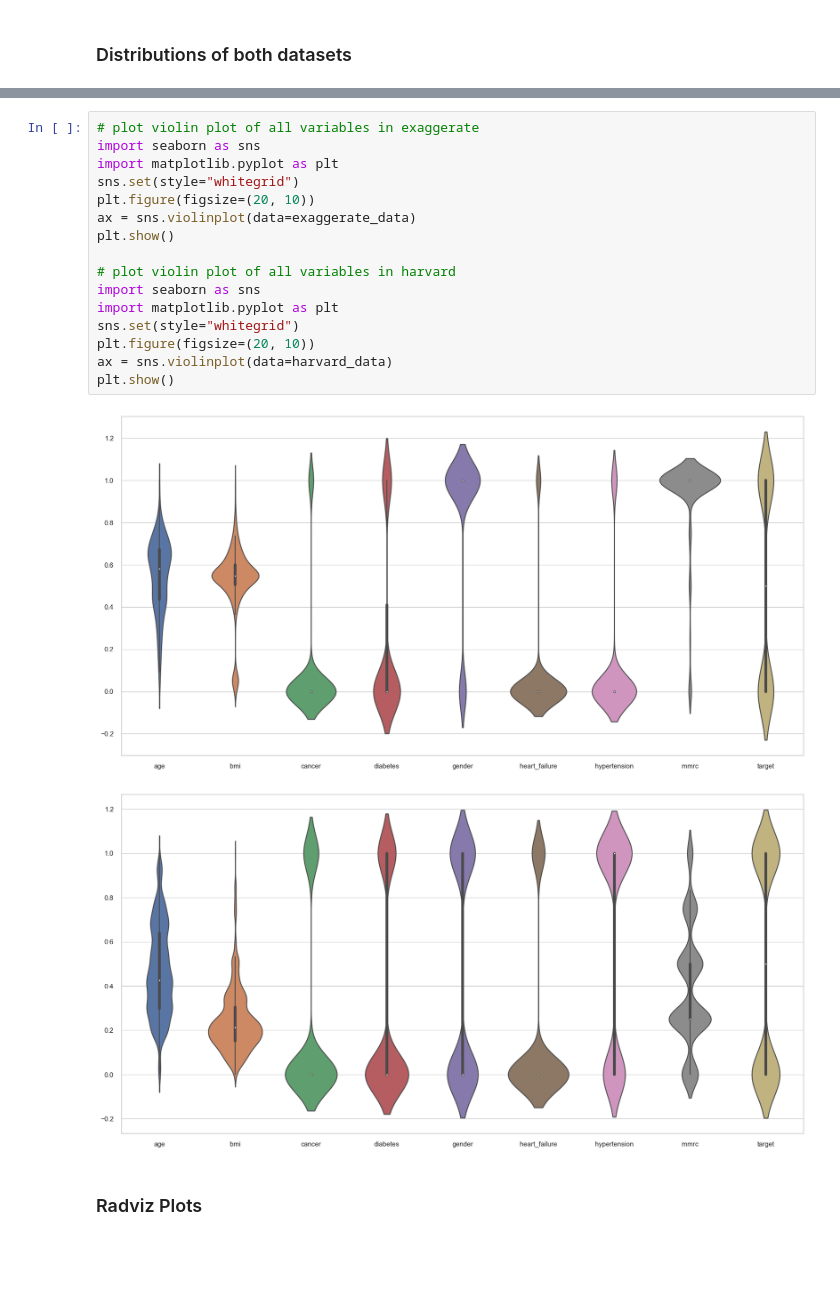
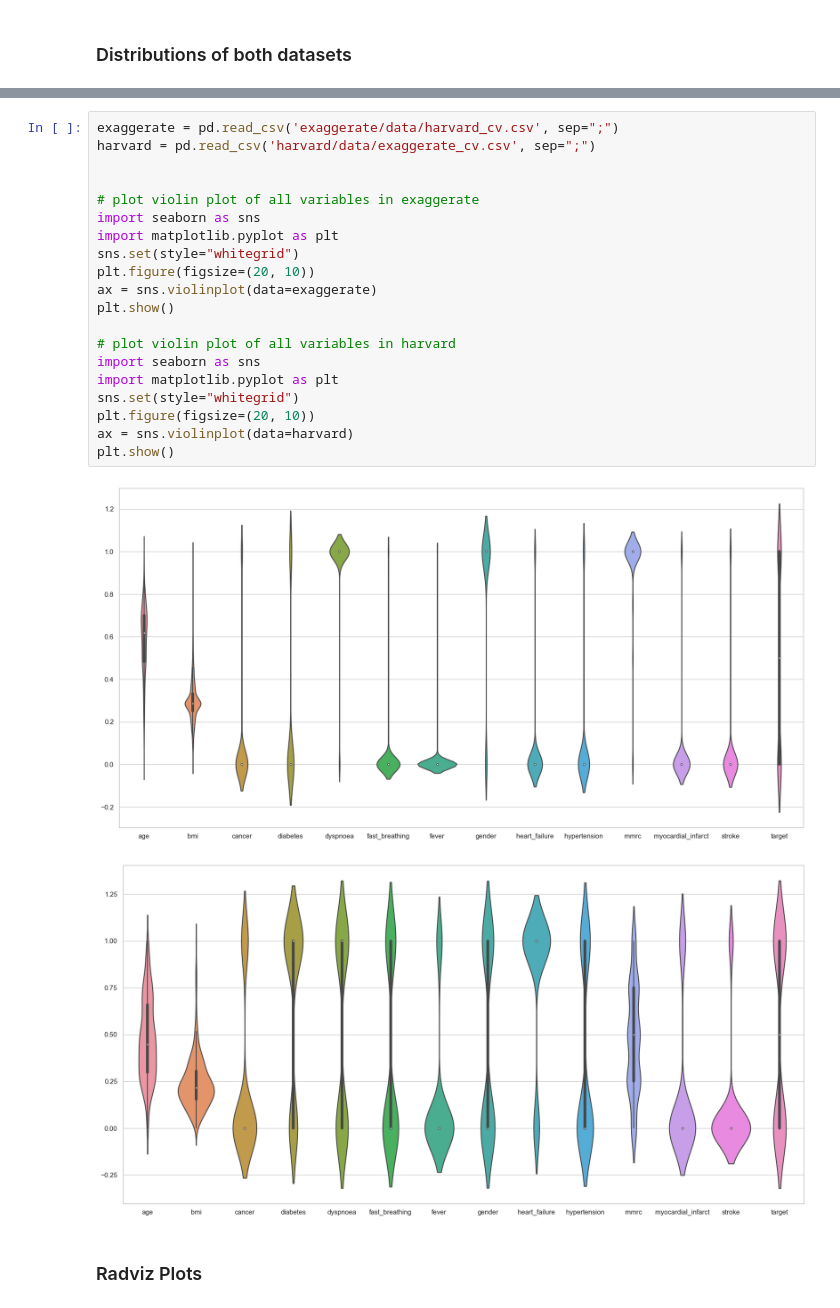
Before and after one commit to danielw-mt/copd_risk_score, a Jupyter notebook: exaggerate_harvard.ipynb, the cells around one changed output, grey strips where cells are left out. Cells and saved outputs as stored; diff of their text form; blank space fills up the shorter version.

```diff
--- a/exaggerate_harvard.ipynb
+++ b/exaggerate_harvard.ipynb
@@ -197,21 +348,25 @@ Name: target, dtype: int64
 # %%
+exaggerate = pd.read_csv('exaggerate/data/harvard_cv.csv', sep=";")
+harvard = pd.read_csv('harvard/data/exaggerate_cv.csv', sep=";")
+
+
 # plot violin plot of all variables in exaggerate
 import seaborn as sns
 import matplotlib.pyplot as plt
 sns.set(style="whitegrid")
 plt.figure(figsize=(20, 10))
-ax = sns.violinplot(data=exaggerate_data)
+ax = sns.violinplot(data=exaggerate)
 plt.show()
 
 # plot violin plot of all variables in harvard
 import seaborn as sns
 import matplotlib.pyplot as plt
 sns.set(style="whitegrid")
 plt.figure(figsize=(20, 10))
-ax = sns.violinplot(data=harvard_data)
+ax = sns.violinplot(data=harvard)
 plt.show()
 # %% [output]
-[figure, old version]
+[figure, new version]
-[figure, old version]
+[figure, new version]
 # %% [markdown]
 ### Radviz Plots
```
Also changed, not shown: parts of 27 cells of this notebook, 29 other files.
